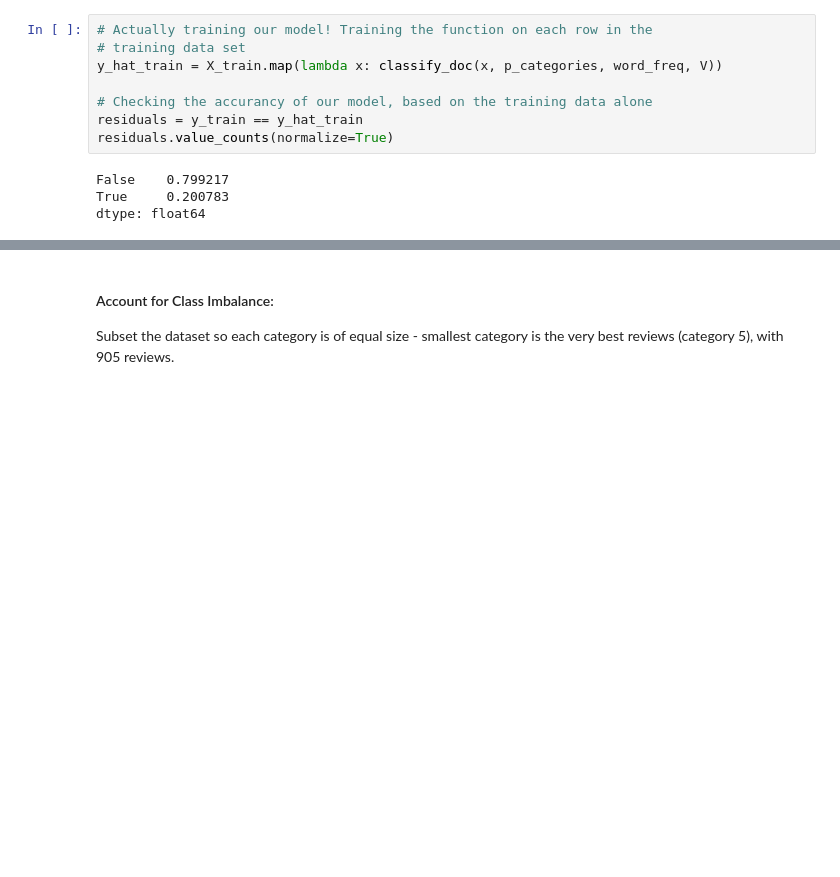
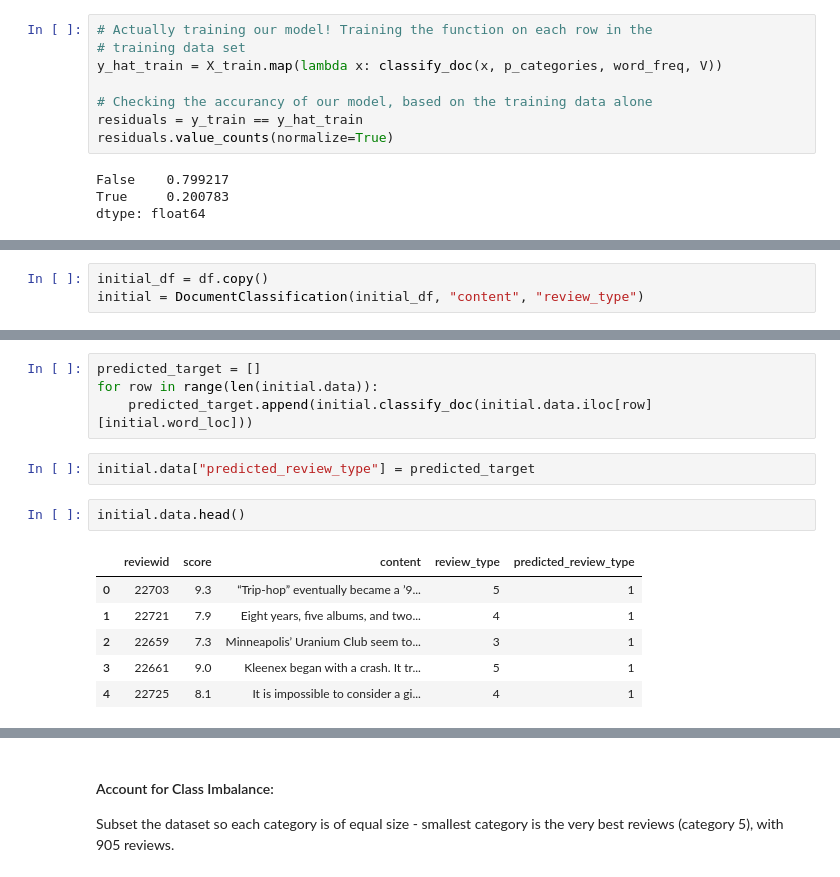
Before and after one commit to lindseyberlin/Revised-Module-3-Project, a Jupyter notebook: Score_Prediction.ipynb, the cells around one changed output, grey strips where cells are left out. Saved outputs shown, nothing was run; the diff lists cells and outputs as text; blank space fills up the shorter version.

```diff
--- a/Score_Prediction.ipynb
+++ b/Score_Prediction.ipynb
@@ -389,0 +384,3 @@ Our initial results are not great! Our model can only predict the category 20% o
+# %%
+initial_df = df.copy()
+initial = DocumentClassification(initial_df, "content", "review_type")
@@ -389,0 +396,15 @@ Our initial results are not great! Our model can only predict the category 20% o
+# %%
+predicted_target = []
+for row in range(len(initial.data)):
+    predicted_target.append(initial.classify_doc(initial.data.iloc[row][initial.word_loc]))
+# %%
+initial.data["predicted_review_type"] = predicted_target
+# %%
+initial.data.head()
+# %% [output]
+|  | reviewid | score | content | review_type | predicted_review_type |
+| 0 | 22703 | 9.3 | “Trip-hop” eventually became a ’9... | 5 | 1 |
+| 1 | 22721 | 7.9 | Eight years, five albums, and two... | 4 | 1 |
+| 2 | 22659 | 7.3 | Minneapolis’ Uranium Club seem to... | 3 | 1 |
+| 3 | 22661 | 9.0 | Kleenex began with a crash. It tr... | 5 | 1 |
+| 4 | 22725 | 8.1 | It is impossible to consider a gi... | 4 | 1 |
```
Also changed, not shown: parts of 44 cells of this notebook.
